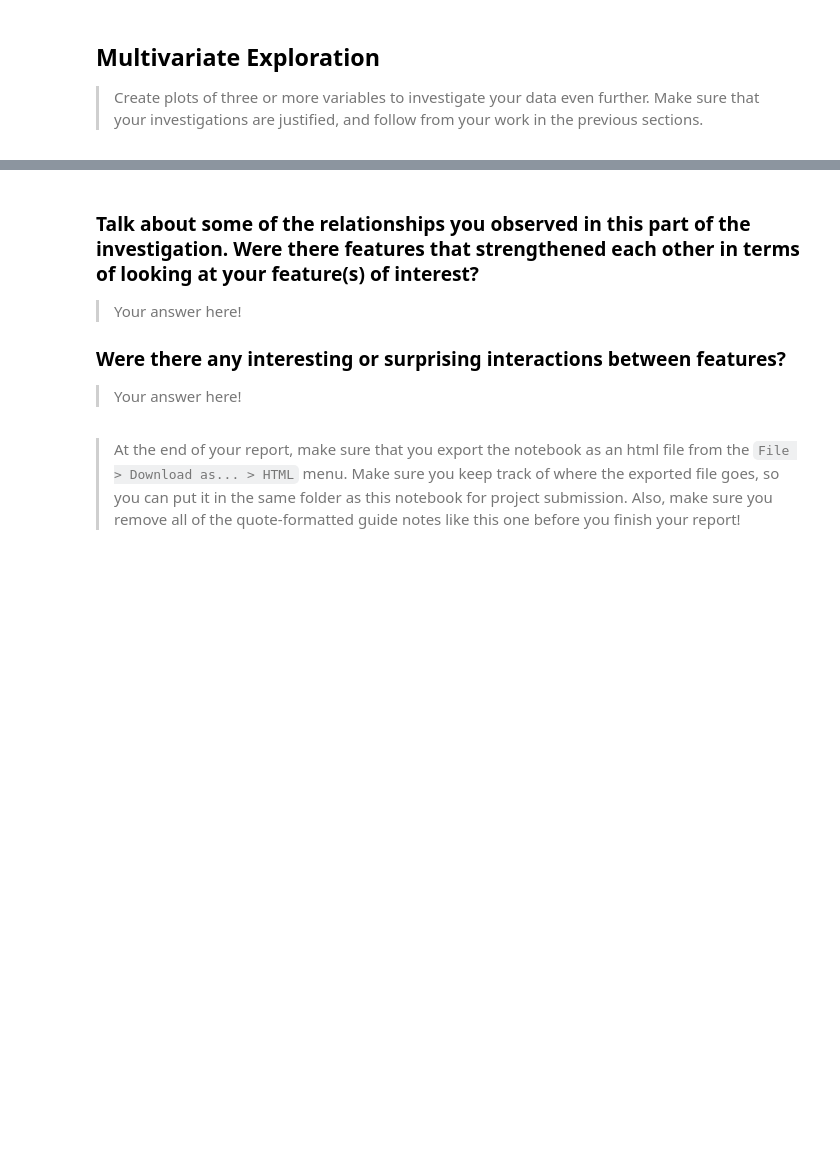
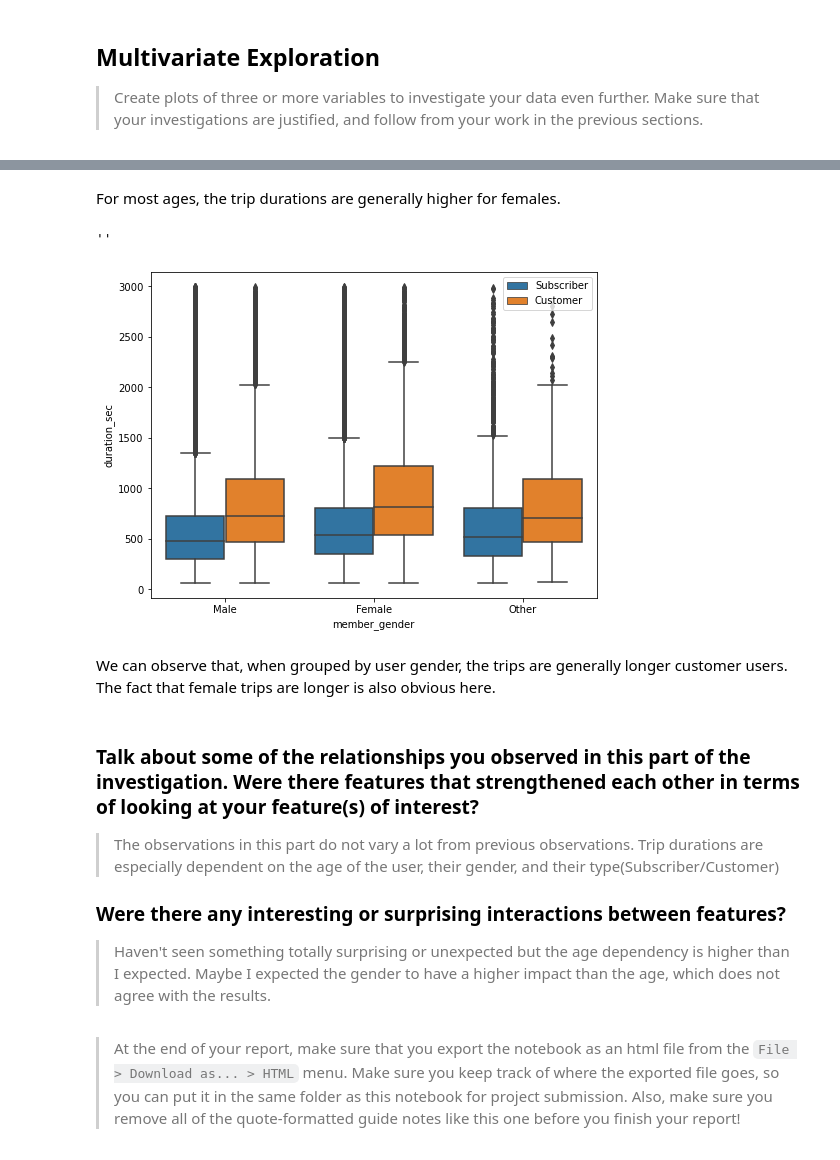
Before and after one commit to Moaaz-Mahmoud/Ford-Gobike-Data-Analysis, a Jupyter notebook: exploration_template.ipynb, the cells around one changed output, grey strips where cells are left out. Cells and saved outputs as stored; diff of their text form; code cells hidden in the pictures; blank space fills up the shorter version.

```diff
--- a/exploration_template.ipynb
+++ b/exploration_template.ipynb
@@ -375,11 +401,24 @@ Up till now, we have focused on the main feature (duration in seconds or 'durati
+# %% [markdown]
+For most ages, the trip durations are generally higher for females.
+# %%
+# Duration – Gender – Type
+plt.figure(figsize=(8, 6))
+sns.boxplot(data=gobike, x='member_gender', y='duration_sec', hue='user_type')
+plt.legend(loc=1)
+;
+# %% [output]
+''
+[figure, added]
+# %% [markdown]
+We can observe that, when grouped by user gender, the trips are generally longer customer users. The fact that female trips are longer is also obvious here.
 # %% [markdown]
 ### Talk about some of the relationships you observed in this part of the investigation. Were there features that strengthened each other in terms of looking at your feature(s) of interest?
 
-> Your answer here!
+> The observations in this part do not vary a lot from previous observations. Trip durations are especially dependent on the age of the user, their gender, and their type(Subscriber/Customer)
 
 ### Were there any interesting or surprising interactions between features?
 
-> Your answer here!
+> Haven't seen something totally surprising or unexpected but the age dependency is higher than I expected. Maybe I expected the gender to have a higher impact than the age, which does not agree with the results.
 # %% [markdown]
 > At the end of your report, make sure that you export the notebook as an
 html file from the `File > Download as... > HTML` menu. Make sure you keep
```
Also changed, not shown: parts of 6 cells of this notebook.
